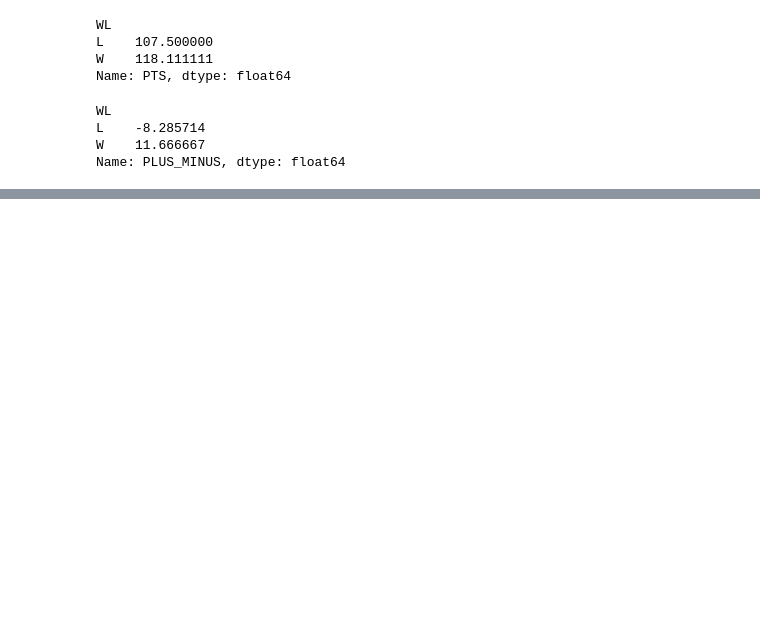
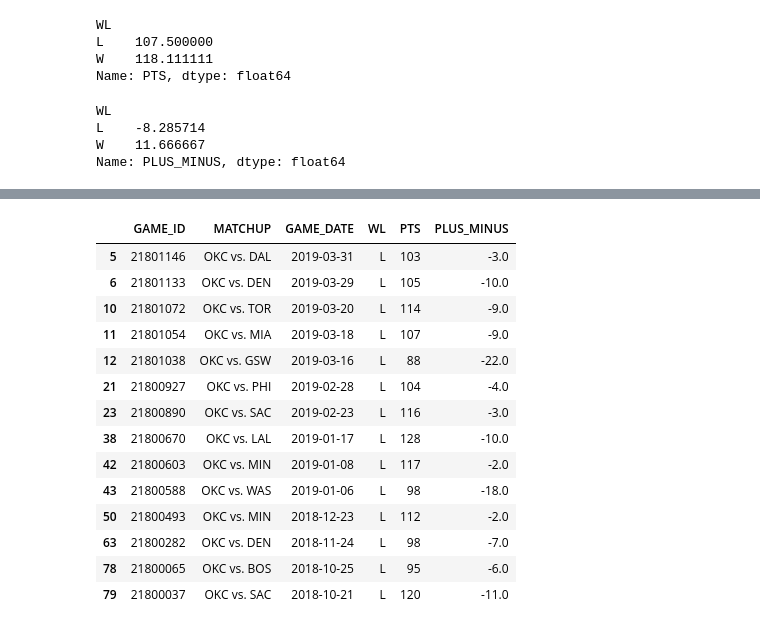
Before and after one commit to nickkeller21/Project1, a Jupyter notebook: Mitsu/seasonal_league.ipynb, the cells around one changed output, grey strips where cells are left out. Drawn from its saved outputs; the diff is of its cells as text; code cells hidden in the pictures; blank space fills up the shorter version.

Commit message:
Create pts vs plus_minus

```diff
--- a/Mitsu/seasonal_league.ipynb
+++ b/Mitsu/seasonal_league.ipynb
@@ -9,8 +9,8 @@ import os
 from nba_api.stats.static import teams
 # %%
 # set city to search
-#city = 'oklahoma'
-city = 'houston'
+city = 'oklahoma'
+#city = 'houston'
 
 # set output files
 dir_name ="DATA/"
@@ -19,6 +19,7 @@ filename_suffix =".csv"
 season_out = os.path.join(dir_name, base_filename + "_2018-2019_league_Data" + filename_suffix)
 
 output_file = os.path.join("Plot/", base_filename + "_WL.png")
+output_file2 = os.path.join("Plot/", base_filename + "_pts_plusMinus.png")
 # %%
 # Find teams by city.
 team_info = teams.find_teams_by_city(city)
@@ -264,0 +303,20 @@ Name: PLUS_MINUS, dtype: float64
+# %%
+# extract lost from away
+away_L_df = away_df[away_df["WL"] == "L"]
+away_L_df
+# %% [output]
+|  | GAME_ID | MATCHUP | GAME_DATE | WL | PTS | PLUS_MINUS |
+| 5 | 21801146 | OKC vs. DAL | 2019-03-31 | L | 103 | -3.0 |
+| 6 | 21801133 | OKC vs. DEN | 2019-03-29 | L | 105 | -10.0 |
+| 10 | 21801072 | OKC vs. TOR | 2019-03-20 | L | 114 | -9.0 |
+| 11 | 21801054 | OKC vs. MIA | 2019-03-18 | L | 107 | -9.0 |
+| 12 | 21801038 | OKC vs. GSW | 2019-03-16 | L | 88 | -22.0 |
+| 21 | 21800927 | OKC vs. PHI | 2019-02-28 | L | 104 | -4.0 |
+| 23 | 21800890 | OKC vs. SAC | 2019-02-23 | L | 116 | -3.0 |
+| 38 | 21800670 | OKC vs. LAL | 2019-01-17 | L | 128 | -10.0 |
+| 42 | 21800603 | OKC vs. MIN | 2019-01-08 | L | 117 | -2.0 |
+| 43 | 21800588 | OKC vs. WAS | 2019-01-06 | L | 98 | -18.0 |
+| 50 | 21800493 | OKC vs. MIN | 2018-12-23 | L | 112 | -2.0 |
+| 63 | 21800282 | OKC vs. DEN | 2018-11-24 | L | 98 | -7.0 |
+| 78 | 21800065 | OKC vs. BOS | 2018-10-25 | L | 95 | -6.0 |
+| 79 | 21800037 | OKC vs. SAC | 2018-10-21 | L | 120 | -11.0 |
```
Also changed, not shown: parts of 18 cells of this notebook, 3 other files.
